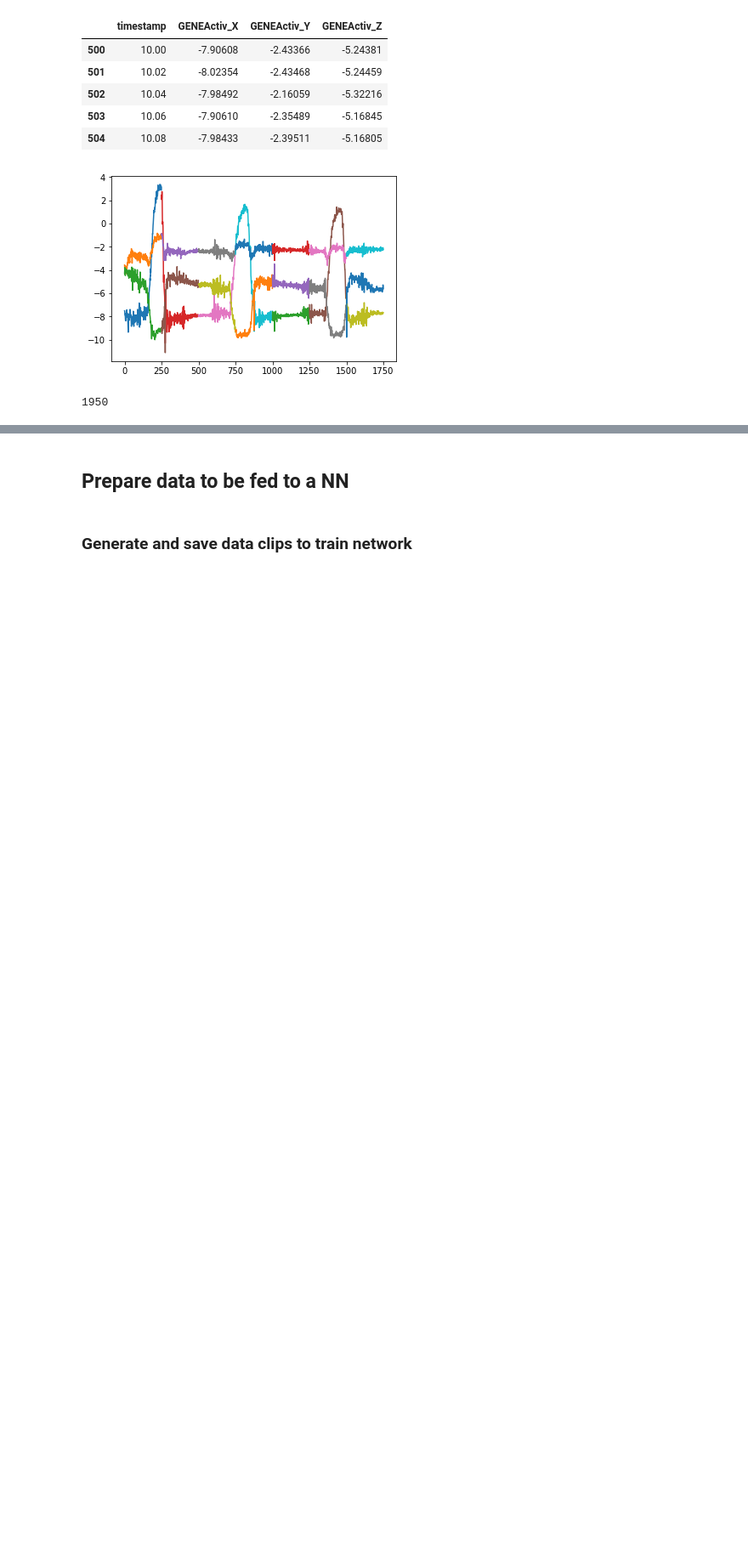
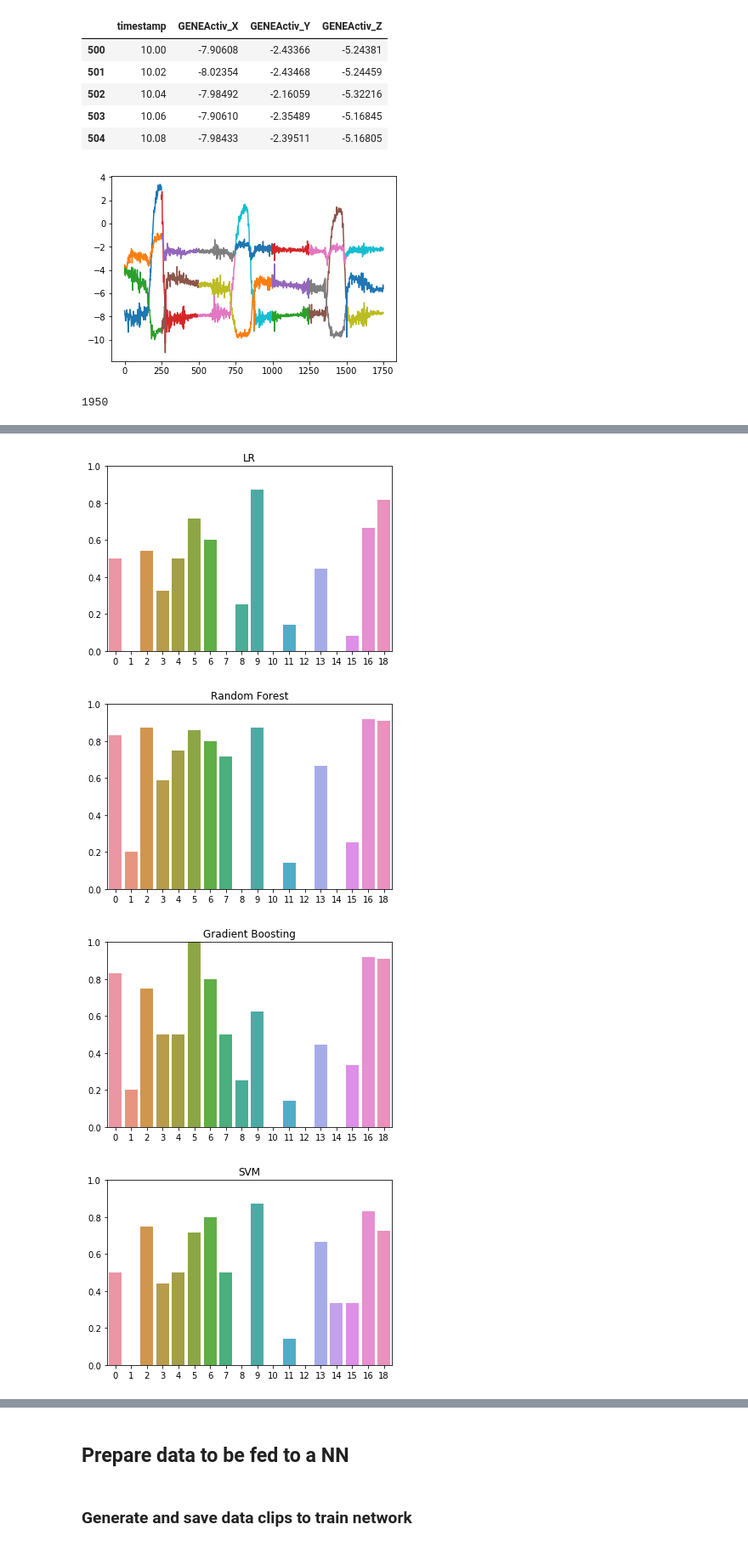
Before and after one commit to Luke3D/DREAM_PD, a Jupyter notebook: DNNapproach.ipynb, the cells around one changed output, grey strips where cells are left out. Shown at 85% size. Saved outputs shown, nothing was run; the diff lists cells and outputs as text; code cells hidden in the pictures; blank space fills up the shorter version.

```diff
--- a/DNNapproach.ipynb
+++ b/DNNapproach.ipynb
@@ -391,0 +436,5 @@ len(rawdata)
+# %%
+#perform random train/val split
+X_train,X_test,y_train,y_test = train_test_split(Xf,y,test_size=0.2,random_state=10)
+# print(np.sort(task[X_train.index].unique()))
+# print(np.sort(subj[X_train.index].unique()))
@@ -391,0 +455,14 @@ len(rawdata)
+# %%
+models = [LogisticRegression(penalty='l1',random_state=2),
+          RandomForestClassifier(n_estimators=100,random_state=2),
+          GradientBoostingClassifier(n_estimators=100,max_depth=2,random_state=3),
+          SVC(C=10,kernel='rbf',cache_size=800,probability=True,random_state=3),
+          XGBClassifier(n_estimators=200)
+         ]
+model_name = ['LR','Random Forest','Gradient Boosting','SVM','XGB']
+models = list(zip(models,model_name))
+
+Xtr = X_train
+ytr = y_train
+Xte = X_test
+yte = y_test
@@ -391,0 +512,35 @@ len(rawdata)
+# %%
+#check # errors per subject for best model
+for clf,model_name in models:
+    ypred=clf.predict(Xte)
+    Correct_pred = pd.DataFrame(data=[],columns=['SubjID','Symptom','Pred'])
+    Correct_pred['SubjID']=subj[Xte.index]
+    Correct_pred['Symptom']=yte
+    Correct_pred['Pred']=ypred
+
+    #recall distribution per subjects
+    rec_subj = []
+    subjlist = []
+    ratio_p = []
+    for s in Correct_pred.SubjID.unique():
+        d = Correct_pred[(Correct_pred['SubjID']==s) & (Correct_pred['Symptom']==1)]
+        if int(d.empty)<1:
+            rec = sum(d['Pred'])/len(d['Pred'])
+            rec_subj.append(rec)
+            subjlist.append(s)
+            ratio_p.append(len(d)/len(Correct_pred[Correct_pred['SubjID']==s])) #ratio of pos/all
+        else:
+            continue
+
+    fig = plt.figure(figsize=(6,4))
+#     fig.add_subplot(121)
+    ax=sns.barplot(x=subjlist,y=rec_subj)
+    plt.title(model_name)
+    ax.set_ylim([0,1])
+#     fig.add_subplot(122)
+#     ax=sns.barplot(x=subjlist,y=ratio_p)
+# %% [output]
+[figure, added]
+[figure, added]
+[figure, added]
+[figure, added]
```
Also changed, not shown: parts of 53 cells of this notebook.
